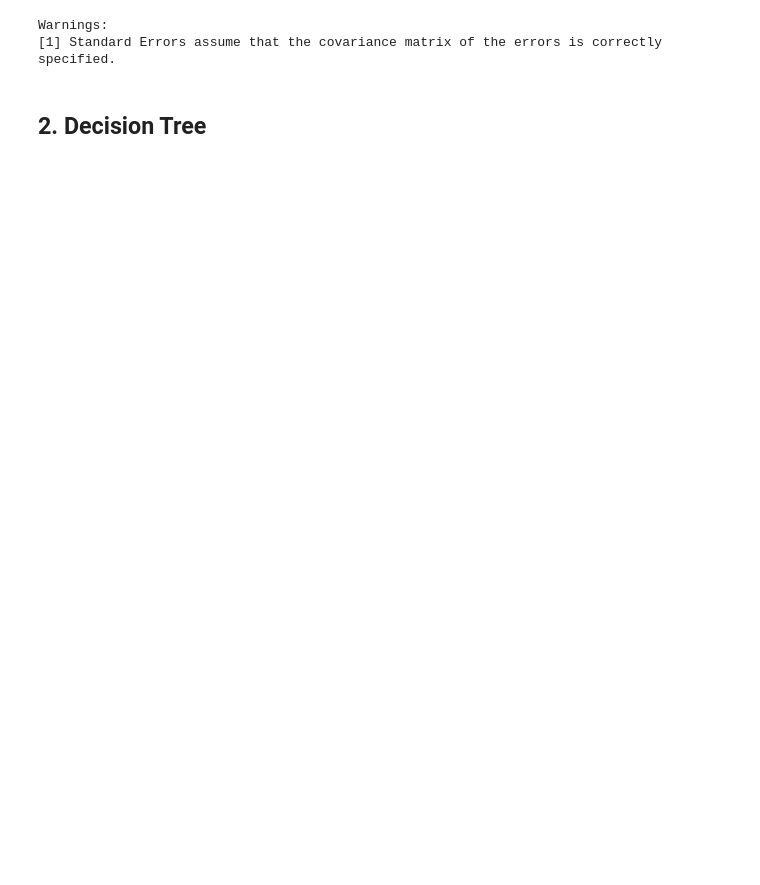
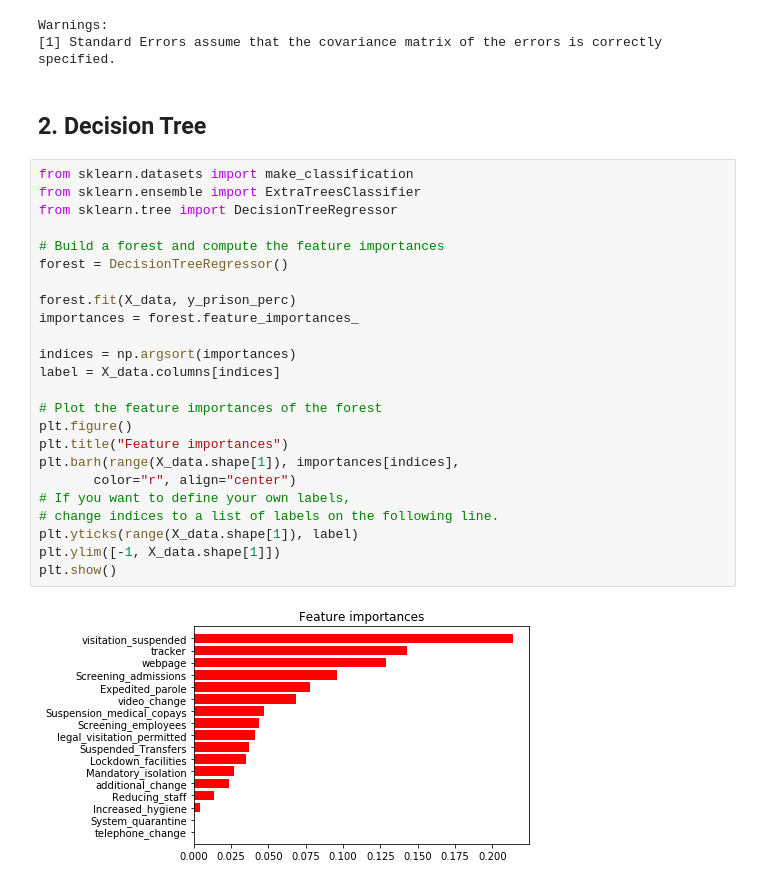
Before and after one commit to AmberCXX/Summer2020_MIT_COVID_Datathon, a Jupyter notebook: 03-evaluate-policies.ipynb, the cells around one changed output. Drawn from its saved outputs; the diff is of its cells as text; blank space fills up the shorter version.

```diff
--- a/03-evaluate-policies.ipynb
+++ b/03-evaluate-policies.ipynb
@@ -367,3 +363,29 @@ Warnings:
 [1] Standard Errors assume that the covariance matrix of the errors is correctly specified.
 # %% [markdown]
 ## 2. Decision Tree
+# %%
+from sklearn.datasets import make_classification
+from sklearn.ensemble import ExtraTreesClassifier
+from sklearn.tree import DecisionTreeRegressor
+
+# Build a forest and compute the feature importances
+forest = DecisionTreeRegressor()
+
+forest.fit(X_data, y_prison_perc)
+importances = forest.feature_importances_
+
+indices = np.argsort(importances)
+label = X_data.columns[indices]
+
+# Plot the feature importances of the forest
+plt.figure()
+plt.title("Feature importances")
+plt.barh(range(X_data.shape[1]), importances[indices],
+       color="r", align="center")
+# If you want to define your own labels,
+# change indices to a list of labels on the following line.
+plt.yticks(range(X_data.shape[1]), label)
+plt.ylim([-1, X_data.shape[1]])
+plt.show()
+# %% [output]
+[figure, added]
```
Also changed, not shown: parts of 10 cells of this notebook.
